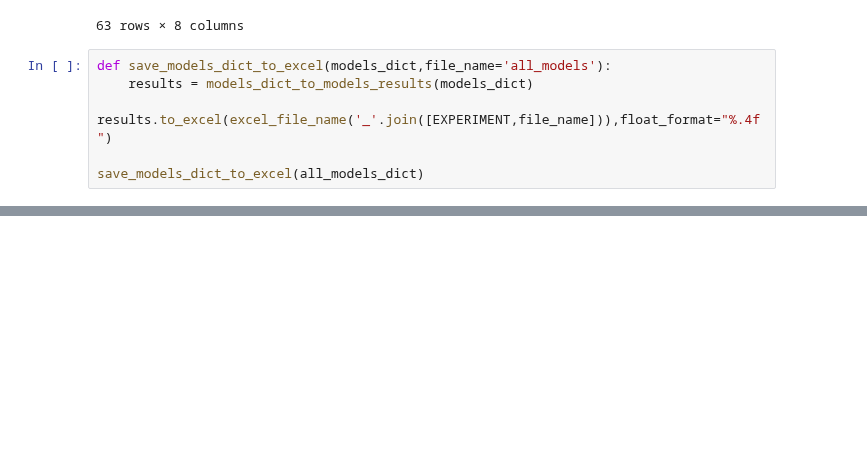
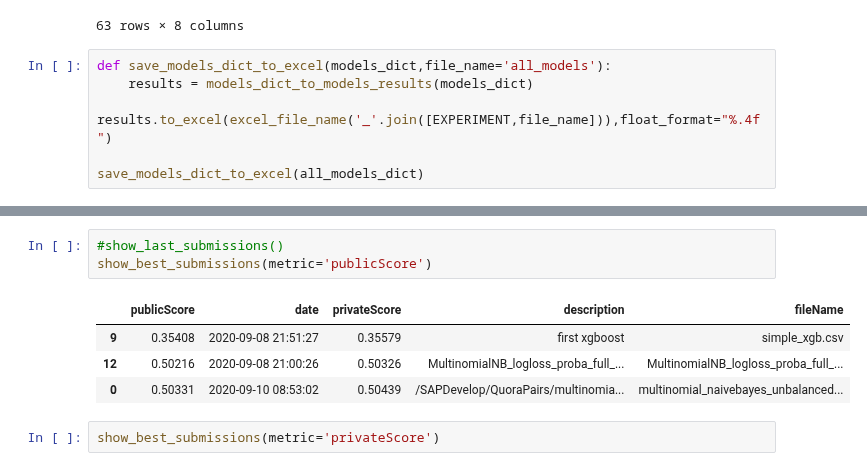
Before and after one commit to acharroux/QuoraPairs, a Jupyter notebook: BruteForce/naivebayes_basic_features_unbalanced.ipynb, the cells around one changed output, grey strips where cells are left out. Drawn from its saved outputs; the diff is of its cells as text; blank space fills up the shorter version.

```diff
--- a/BruteForce/naivebayes_basic_features_unbalanced.ipynb
+++ b/BruteForce/naivebayes_basic_features_unbalanced.ipynb
@@ -742,0 +760,10 @@ Index(['fileName', 'date', 'description', 'status', 'publicScore', 'privateScore
+# %%
+#show_last_submissions()
+show_best_submissions(metric='publicScore')
+# %% [output]
+|  | publicScore | date | privateScore | description | fileName |
+| 9 | 0.35408 | 2020-09-08 21:51:27 | 0.35579 | first xgboost | simple_xgb.csv |
+| 12 | 0.50216 | 2020-09-08 21:00:26 | 0.50326 | MultinomialNB_logloss_proba_full_... | MultinomialNB_logloss_proba_full_... |
+| 0 | 0.50331 | 2020-09-10 08:53:02 | 0.50439 | /SAPDevelop/QuoraPairs/multinomia... | multinomial_naivebayes_unbalanced... |
+# %%
+show_best_submissions(metric='privateScore')
```
Also changed, not shown: parts of 1 cell of this notebook.
